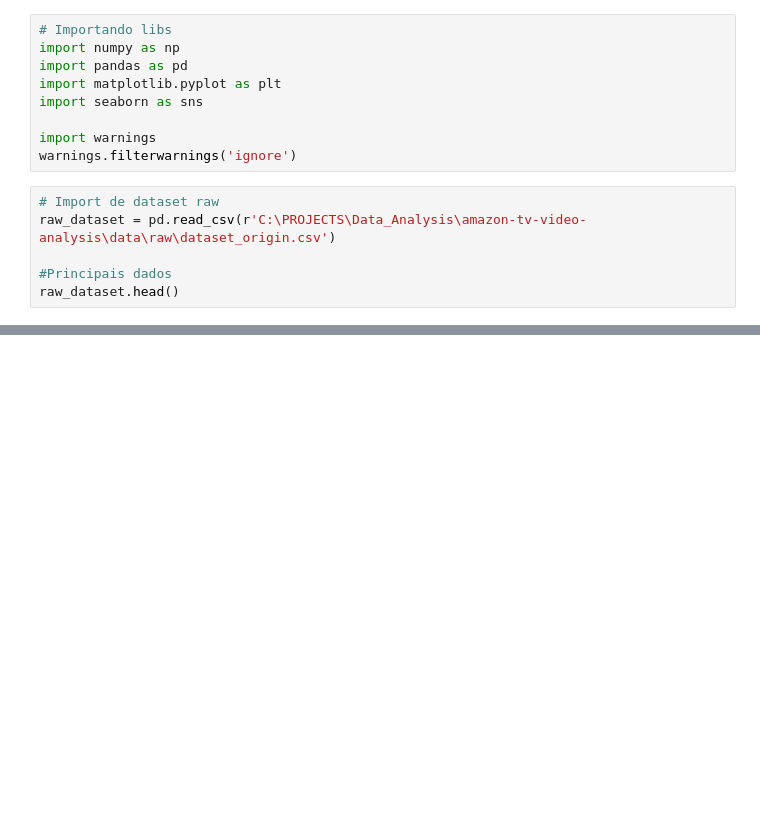
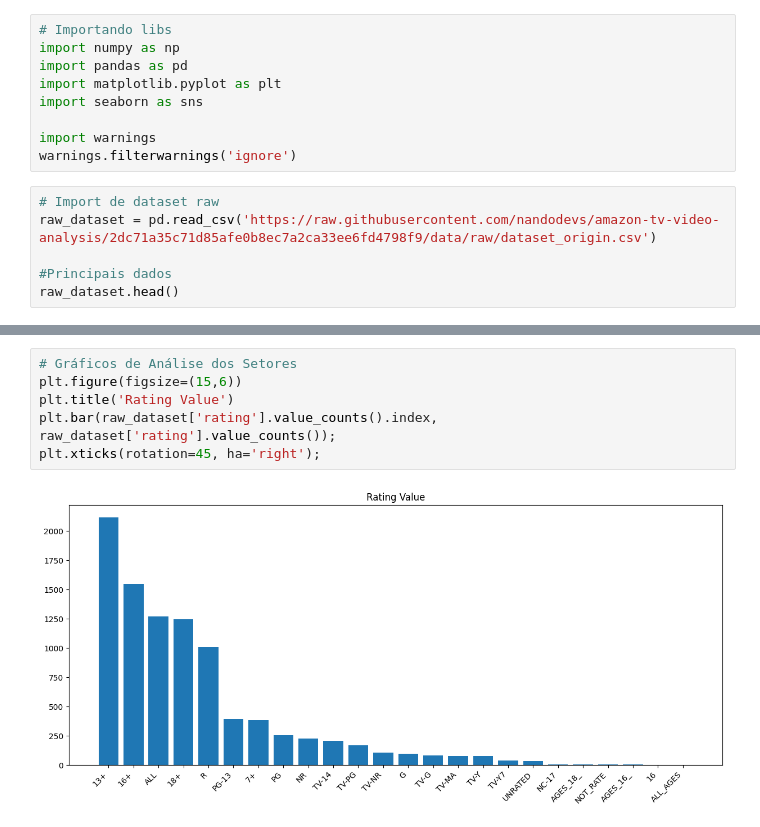
Before and after one commit to nandodevs/amazon-tv-video-analysis, a Jupyter notebook: notebooks/exploratory/analysis.ipynb, the cells around one changed output, grey strips where cells are left out. Cells and saved outputs as stored; diff of their text form; blank space fills up the shorter version.

```diff
--- a/notebooks/exploratory/analysis.ipynb
+++ b/notebooks/exploratory/analysis.ipynb
@@ -11,7 +11,7 @@ import warnings
 warnings.filterwarnings('ignore')
 # %%
 # Import de dataset raw
-raw_dataset = pd.read_csv(r'C:\PROJECTS\Data_Analysis\amazon-tv-video-analysis\data\raw\dataset_origin.csv')
+raw_dataset = pd.read_csv('https://raw.githubusercontent.com/nandodevs/amazon-tv-video-analysis/2dc71a35c71d85afe0b8ec7a2ca33ee6fd4798f9/data/raw/dataset_origin.csv')
 
 #Principais dados
 raw_dataset.head()
@@ -24,0 +110,8 @@ raw_dataset.head()
+# %%
+# Gráficos de Análise dos Setores
+plt.figure(figsize=(15,6))
+plt.title('Rating Value')
+plt.bar(raw_dataset['rating'].value_counts().index, raw_dataset['rating'].value_counts());
+plt.xticks(rotation=45, ha='right');
+# %% [output]
+[figure, added]
```
Also changed, not shown: parts of 7 cells of this notebook.
